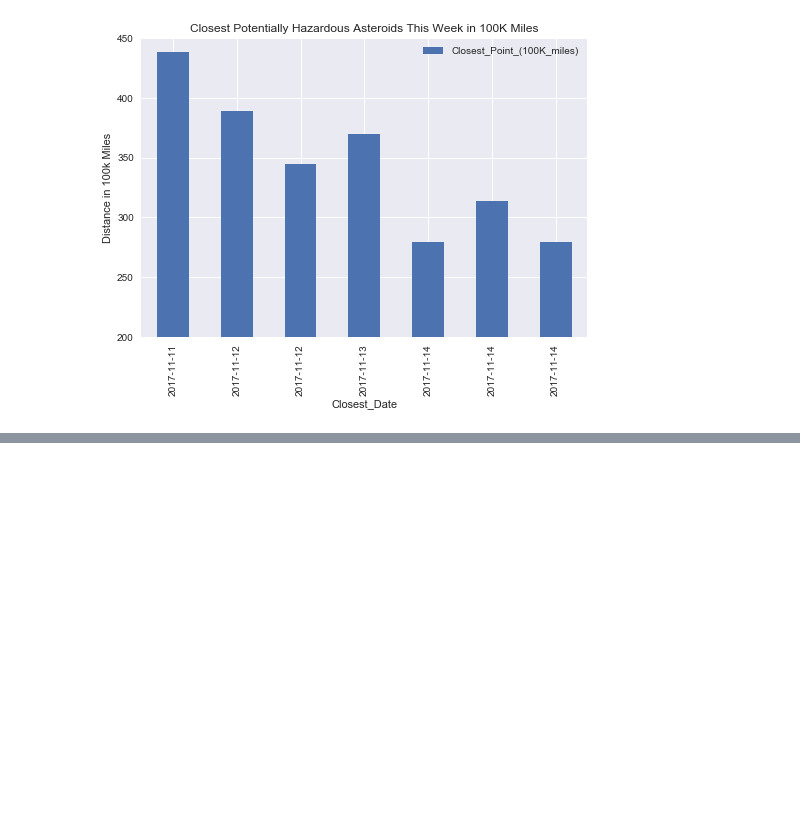
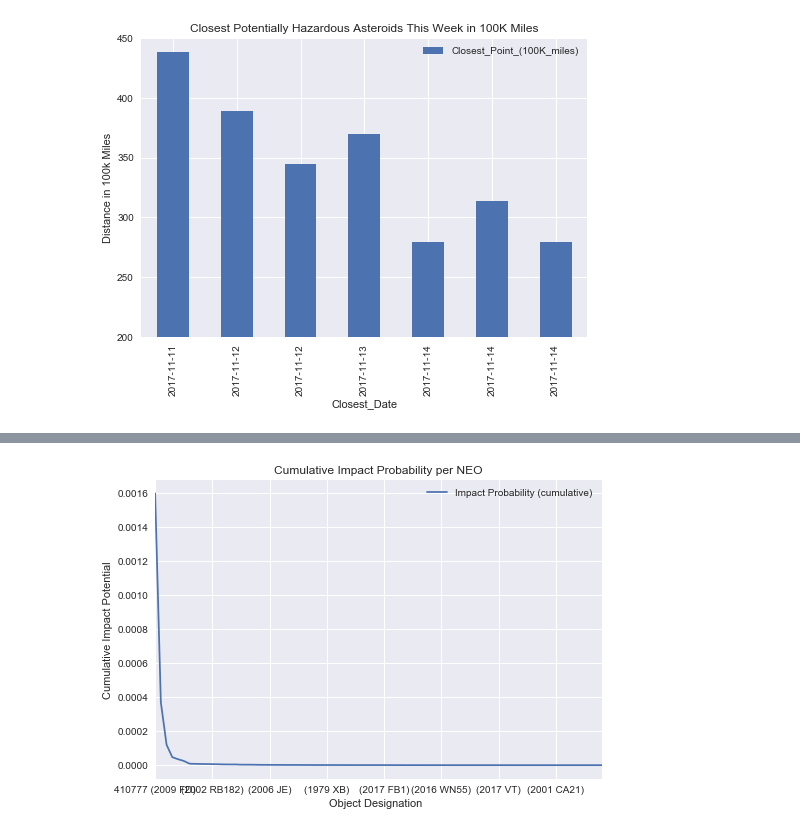
Before and after one commit to ncsu1289/Nasa_Neo_project, a Jupyter notebook: Nasa_Neo_project_db.ipynb, the cells around one changed output, grey strips where cells are left out. Saved outputs shown, nothing was run; the diff lists cells and outputs as text; code cells hidden in the pictures; blank space fills up the shorter version.

```diff
--- a/Nasa_Neo_project_db.ipynb
+++ b/Nasa_Neo_project_db.ipynb
@@ -456,0 +583,13 @@ plt.show()
+# %%
+impact_prob=impact_monitoring[["Object Designation  ","Impact Probability (cumulative)"]]
+im_prob=impact_prob.set_index("Object Designation  ", inplace=True)
+#im_prob.head()
+# %%
+impact_prob.plot(kind="line")
+plt.title("Cumulative Impact Probability per NEO")
+#plt.ylim(200,450)
+plt.ylabel("Cumulative Impact Potential")
+plt.savefig("Impact_probability.png")
+plt.show()
+# %% [output]
+[figure, added]
```
Also changed, not shown: parts of 32 cells of this notebook.
